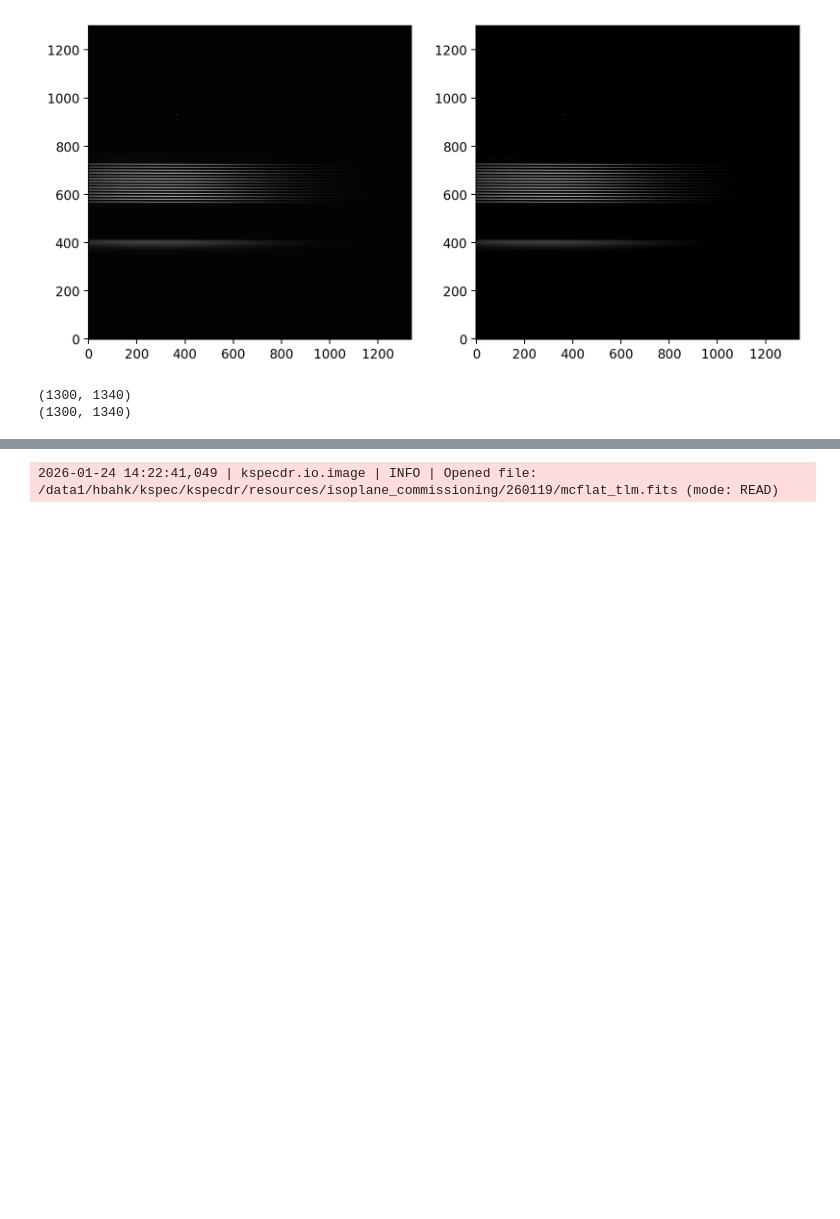
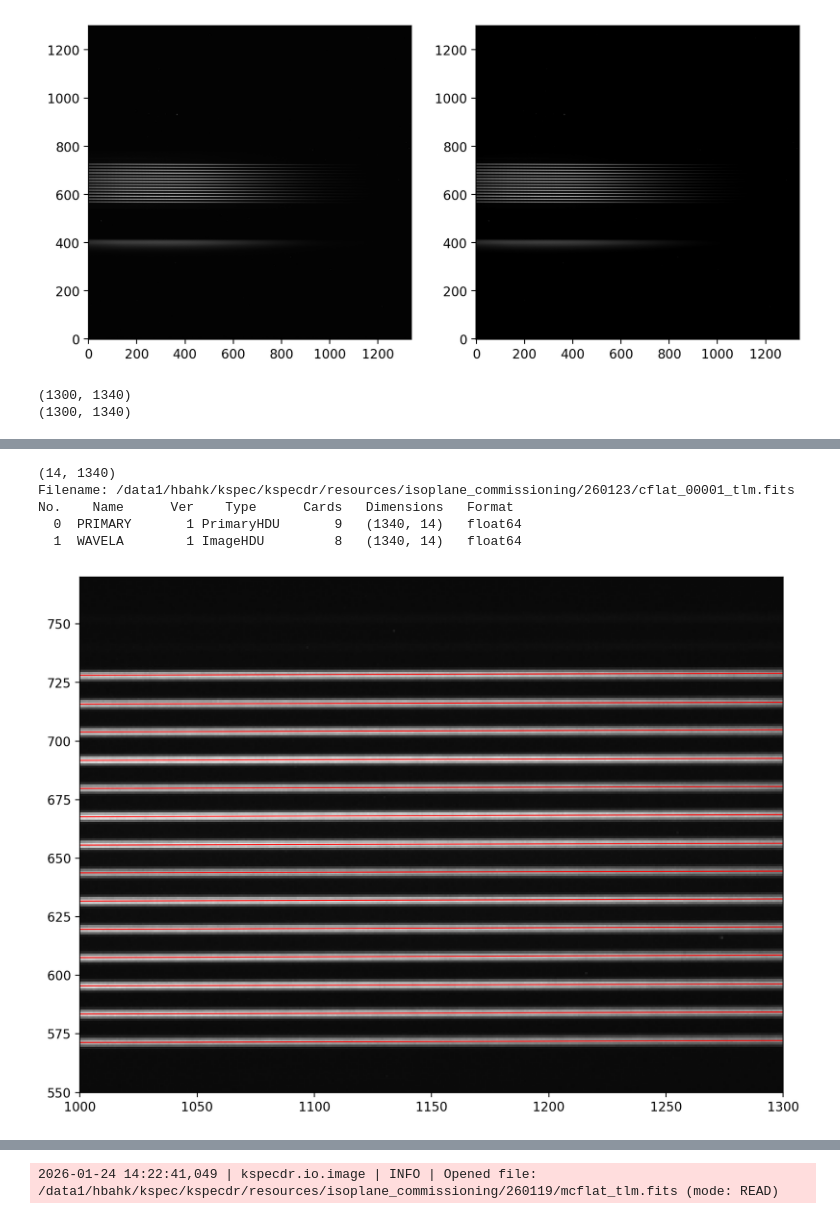
Before and after one commit to hbahk/kspecdr, a Jupyter notebook: notebooks/kspec_commissioning_jan26.ipynb, the cells around one changed output, grey strips where cells are left out. Saved outputs shown, nothing was run; the diff lists cells and outputs as text; code cells hidden in the pictures; blank space fills up the shorter version.

```diff
--- a/notebooks/kspec_commissioning_jan26.ipynb
+++ b/notebooks/kspec_commissioning_jan26.ipynb
@@ -182,0 +247,6 @@ print(var_data.shape)
+# %%
+logging.getLogger("kspecdr.tlm.make_tlm").setLevel(logging.DEBUG)
+args = {"IMAGE_FILENAME": (TESTDIR.parent / "260123" / "cflat_00001_im.fits").as_posix(),
+        "TLMAP_FILENAME": (TESTDIR.parent / "260123" / "cflat_00001_tlm.fits").as_posix()}
+
+make_tlm(args)
@@ -183,3 +271,27 @@ print(var_data.shape)
+# %%
+hdul = fits.open(args["TLMAP_FILENAME"])
+tlm_data = hdul[0].data
+print(tlm_data.shape)
+hdul.info()
+
+fig = plt.figure(figsize=(10, 10))
+ax = fig.add_subplot(111)
+ax.imshow(img_data, cmap='gray', origin='lower')
+for tl in tlm_data:
+    ax.plot(np.arange(tl.shape[0]), tl, c="r", lw=0.8)
+
+ax.set_ylim(550, 770)
+ax.set_xlim(1000, 1300)
+# ax.set_ylim(1000, 1200)
+
+tlm_data_flat = tlm_data.copy()
+# %% [output]
+(14, 1340)
+Filename: /data1/hbahk/kspec/kspecdr/resources/isoplane_commissioning/260123/cflat_00001_tlm.fits
+No.    Name      Ver    Type      Cards   Dimensions   Format
+  0  PRIMARY       1 PrimaryHDU       9   (1340, 14)   float64
+  1  WAVELA        1 ImageHDU         8   (1340, 14)   float64
+[figure, added]
 # %%
 hdul = fits.open(TESTDIR / "flat_00002.fits")
 hdr = hdul[0].header
```
Also changed, not shown: parts of 9 cells of this notebook.
